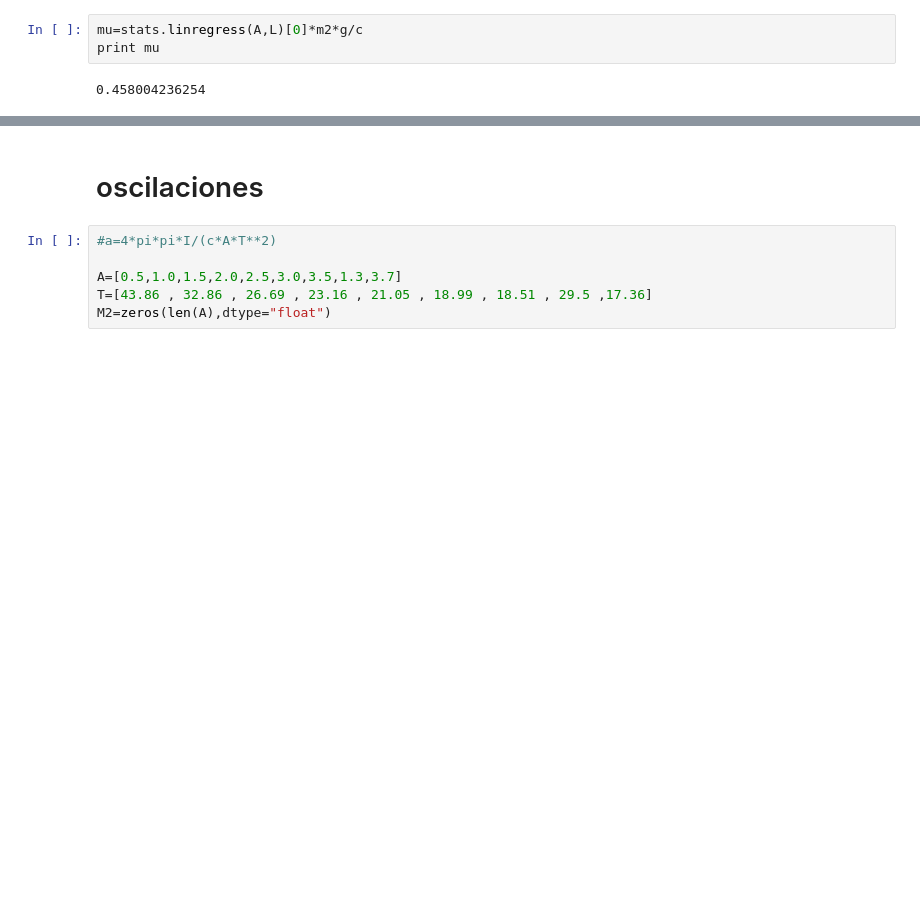
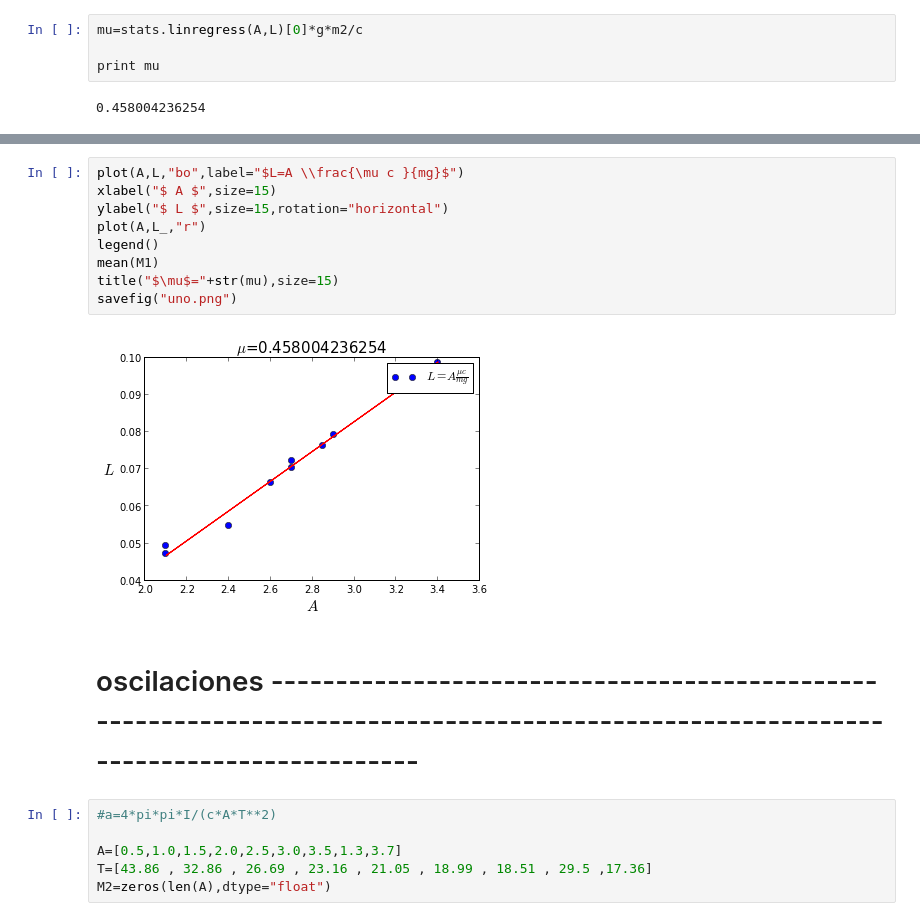
Before and after one commit to daniel-lozano/lab-intermedio, a Jupyter notebook: torque/Magnetico.ipynb, the cells around one changed output, grey strips where cells are left out. Cells and saved outputs as stored; diff of their text form; blank space fills up the shorter version.

```diff
--- a/torque/Magnetico.ipynb
+++ b/torque/Magnetico.ipynb
@@ -74,7 +74,8 @@ ylabel("$ \mu $",rotation="horizontal",size=20)
 # %%
 from scipy import stats
 # %%
-mu=stats.linregress(A,L)[0]*m2*g/c
+mu=stats.linregress(A,L)[0]*g*m2/c
+
 print mu
 # %% [output]
 0.458004236254
@@ -102,5 +91,16 @@ de aqui hallamos la pendiente para hallar mu
+# %%
+plot(A,L,"bo",label="$L=A \\frac{\mu c }{mg}$")
+xlabel("$ A $",size=15)
+ylabel("$ L $",size=15,rotation="horizontal")
+plot(A,L_,"r")
+legend()
+mean(M1)
+title("$\mu$="+str(mu),size=15)
+savefig("uno.png")
+# %% [output]
+[figure, added]
 # %% [markdown]
-# oscilaciones
+# oscilaciones -------------------------------------------------------------------------------------------------------------------------------------
 # %%
 #a=4*pi*pi*I/(c*A*T**2)
 
```
Also changed, not shown: parts of 32 cells of this notebook, 2 other files.
